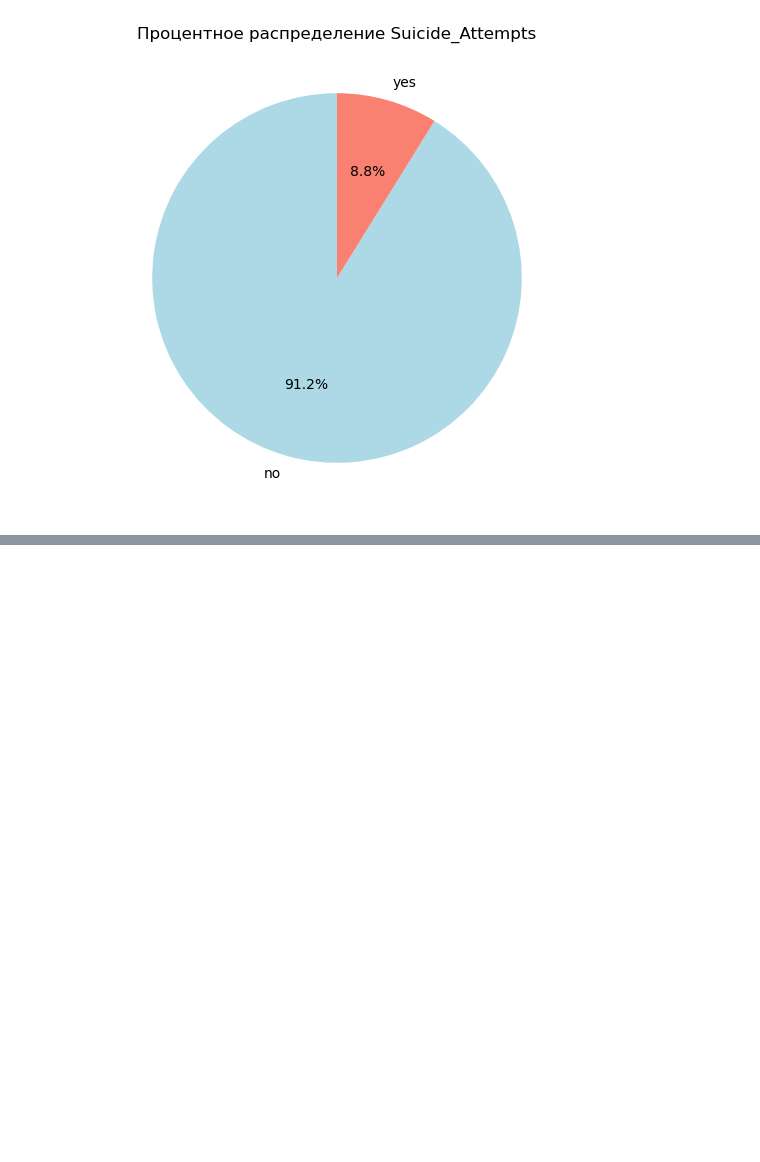
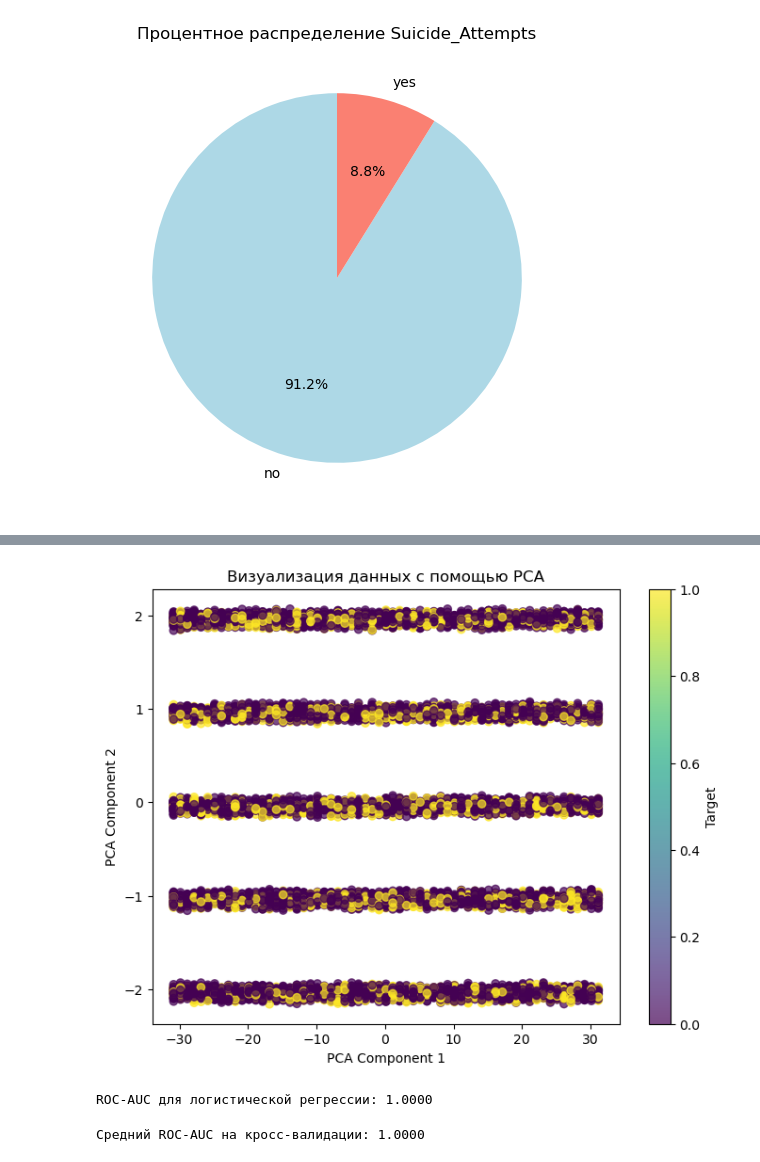
Before and after one commit to YanaTsemirhaliyeva/schizophrenia_predict, a Jupyter notebook: notebook.ipynb, the cells around one changed output, grey strips where cells are left out. Saved outputs shown, nothing was run; the diff lists cells and outputs as text; code cells hidden in the pictures; blank space fills up the shorter version.

```diff
--- a/notebook.ipynb
+++ b/notebook.ipynb
@@ -184,0 +422,49 @@ evaluator = ClassifierEvaluator(X, y)
+# %%
+from sklearn.decomposition import PCA
+import matplotlib.pyplot as plt
+
+# Преобразование признаков в 2D-пространство
+pca = PCA(n_components=2)
+X_pca = pca.fit_transform(X)
+
+# Визуализация
+plt.figure(figsize=(8, 6))
+plt.scatter(X_pca[:, 0], X_pca[:, 1], c=y, cmap='viridis', alpha=0.7)
+plt.colorbar(label='Target')
+plt.title('Визуализация данных с помощью PCA')
+plt.xlabel('PCA Component 1')
+plt.ylabel('PCA Component 2')
+plt.show()
+# %% [output]
+[figure, added]
+# %%
+from sklearn.linear_model import LogisticRegression
+
+log_reg = LogisticRegression(random_state=42, class_weight='balanced')
+log_reg.fit(X_train, y_train)
+y_pred = log_reg.predict(X_test)
+y_pred_proba = log_reg.predict_proba(X_test)[:, 1]
+
+roc_auc = roc_auc_score(y_test, y_pred_proba)
+print(f"ROC-AUC для логистической регрессии: {roc_auc:.4f}")
+# %% [output]
+ROC-AUC для логистической регрессии: 1.0000
+# %%
+# Добавление случайного шума
+noise = np.random.normal(0, 0.01, X_train.shape)  # Шум должен быть того же размера, что и X_train
+X_noisy = X_train + noise
+
+# Балансировка со SMOTE
+from imblearn.over_sampling import SMOTE
+smote = SMOTE(random_state=42)
+X_train_balanced, y_train_balanced = smote.fit_resample(X_noisy, y_train)
+
+# Обучение модели
+from sklearn.ensemble import GradientBoostingClassifier
+from sklearn.model_selection import cross_val_score
+
+model = GradientBoostingClassifier(random_state=42)
+scores = cross_val_score(model, X_train_balanced, y_train_balanced, cv=5, scoring='roc_auc')
+print(f"Средний ROC-AUC на кросс-валидации: {np.mean(scores):.4f}")
+# %% [output]
+Средний ROC-AUC на кросс-валидации: 1.0000
```
Also changed, not shown: parts of 25 cells of this notebook, 13 other files.
